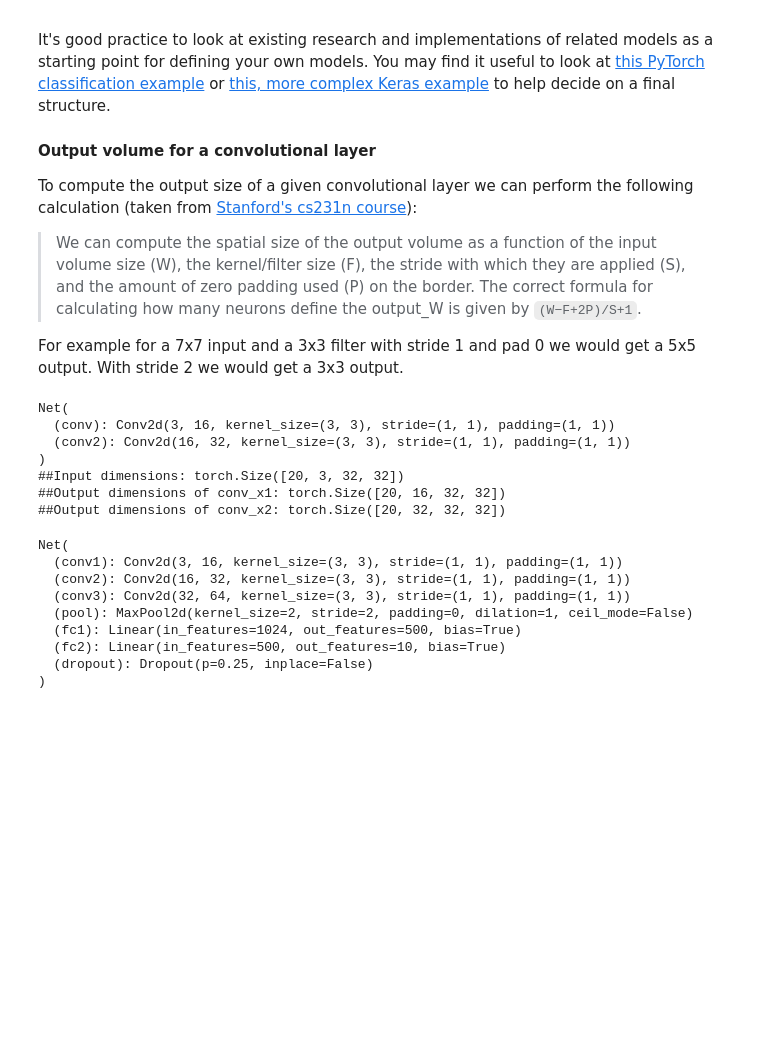
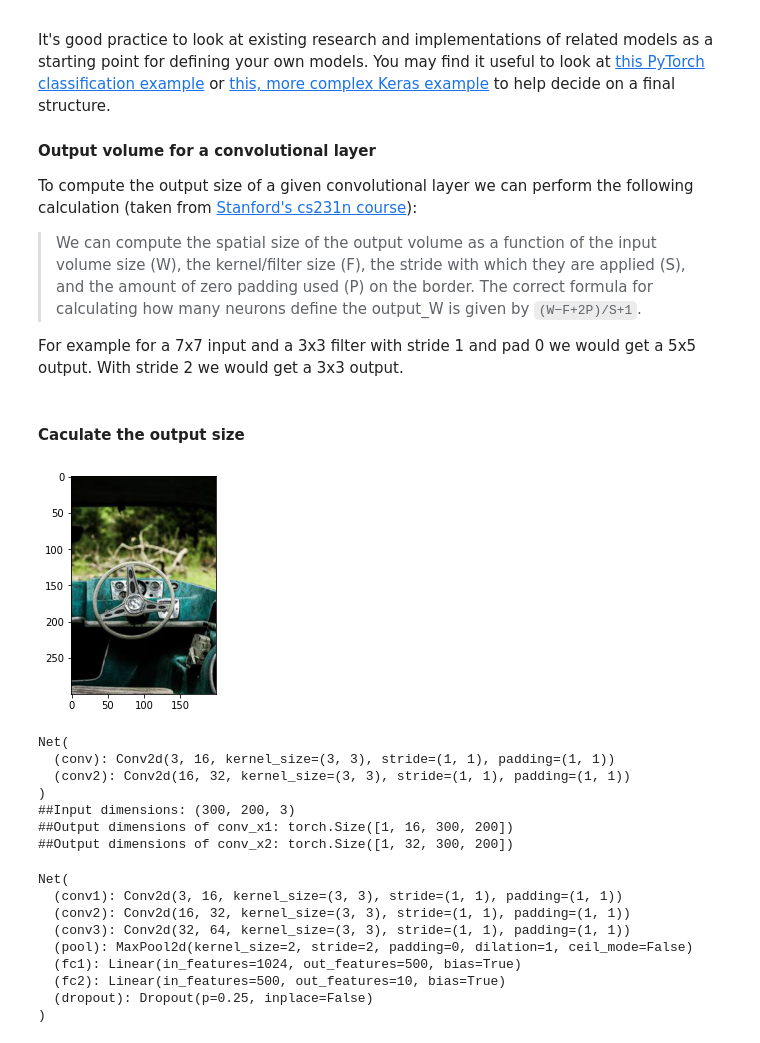
Before and after one commit to gwillig/maschine-learning-notebooks-for-interns, a Jupyter notebook: example.ipynb, the cells around one changed output. Drawn from its saved outputs; the diff is of its cells as text; code cells hidden in the pictures; blank space fills up the shorter version.

```diff
--- a/example.ipynb
+++ b/example.ipynb
@@ -1121,55 +1228,65 @@ To compute the output size of a given convolutional layer we can perform the fol
 > We can compute the spatial size of the output volume as a function of the input volume size (W), the kernel/filter size (F), the stride with which they are applied (S), and the amount of zero padding used (P) on the border. The correct formula for calculating how many neurons define the output_W is given by `(W−F+2P)/S+1`.
 
 For example for a 7x7 input and a 3x3 filter with stride 1 and pad 0 we would get a 5x5 output. With stride 2 we would get a 3x3 output.
+# %% [markdown]
+#### Caculate the output size
 # %%
-## Use this cell to caculate the output size
+## Caculate the output size
 import torch
 import torch.nn as nn
 import torch.nn.functional as F
+import matplotlib.pyplot as plt
+import matplotlib.image as mpimg
+import cv2
+import numpy as np
+%matplotlib inline
+from PIL import Image
+import requests
+from io import BytesIO
 
-'#1.Step: define input image'
-# convert the image into an input Tensor
-images, labels = dataiter.next()
 
+'#1.Step: Define image'
+tensor_batch = url_tensor_batch("https://picsum.photos/200/300")
 '#2.Step: Define model'
 class Net(nn.Module):
 
     def __init__(self):
         super(Net, self).__init__()
         # initializes the weights of the convolutional layer to be the weights of the 4 defined filters
         # defines the convolutional layer, assumes there are 4 grayscale filters
         # torch.nn.Conv2d(in_channels, out_channels, kernel_size, stride=1, padding=0, dilation=1, groups=1, bias=True)
 
         self.conv = nn.Conv2d(3, 16, 3, padding=1, stride=1)
         self.conv2 = nn.Conv2d(16, 32, 3, padding=1)
     def forward(self, x):
         # calculates the output of a convolutional layer
         # pre- and post-activation
         conv_x1 = self.conv(x)
         activated_x = F.relu(conv_x1)
         conv_x2 = self.conv2(activated_x)
         activated_x = F.relu(conv_x2)
 
         # returns both layers
         return conv_x1,conv_x2
 
 
 '#3.Stepprint out the layer in the network'
 model = Net()
 print(model)
 '#4.Step: Print out the input and output dimensionens'
-conv_x1,conv_x2= model(images)
+conv_x1,conv_x2= model(tensor_batch)
 print(f"##Input dimensions: {images.shape}")
 print(f"##Output dimensions of conv_x1: {conv_x1.shape}")
 print(f"##Output dimensions of conv_x2: {conv_x2.shape}")
 # %% [output]
+[figure, added]
 Net(
   (conv): Conv2d(3, 16, kernel_size=(3, 3), stride=(1, 1), padding=(1, 1))
   (conv2): Conv2d(16, 32, kernel_size=(3, 3), stride=(1, 1), padding=(1, 1))
 )
-##Input dimensions: torch.Size([20, 3, 32, 32])
-##Output dimensions of conv_x1: torch.Size([20, 16, 32, 32])
-##Output dimensions of conv_x2: torch.Size([20, 32, 32, 32])
+##Input dimensions: (300, 200, 3)
+##Output dimensions of conv_x1: torch.Size([1, 16, 300, 200])
+##Output dimensions of conv_x2: torch.Size([1, 32, 300, 200])
 # %%
 import torch.nn as nn
 import torch.nn.functional as F
```
Also changed, not shown: parts of 3 cells of this notebook.
